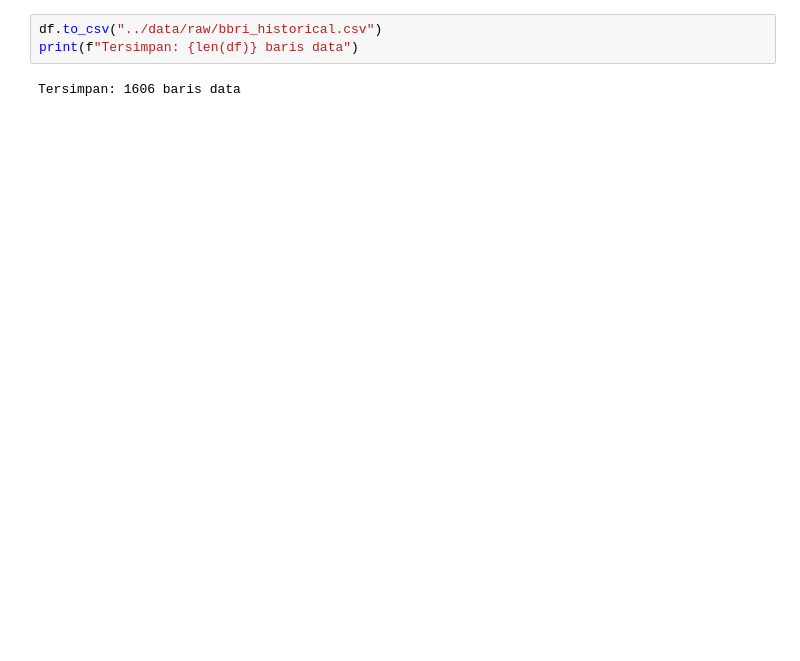
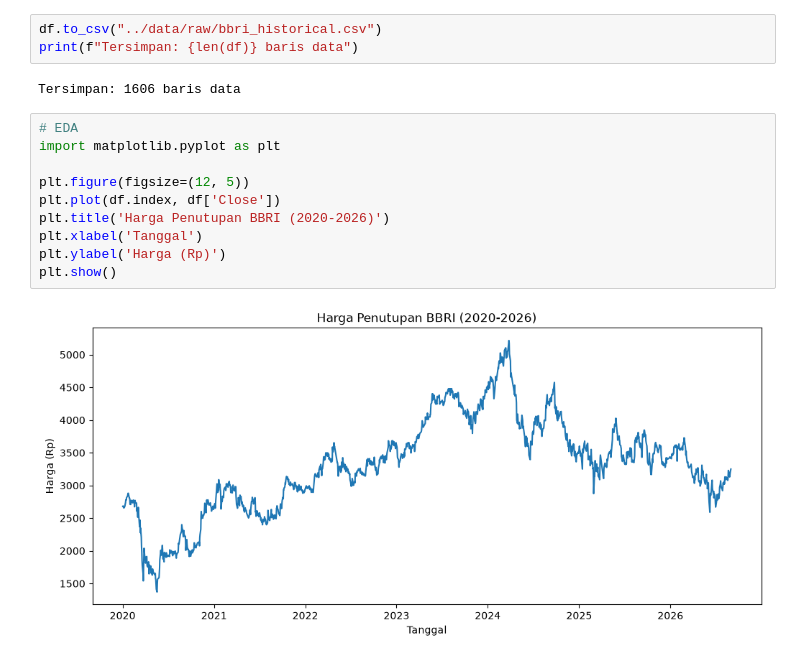
Before and after one commit to Adlisyahputra/bbri-stock-forecast, a Jupyter notebook: notebooks/01_fetch_data.ipynb, the cells around one changed output. Saved outputs shown, nothing was run; the diff lists cells and outputs as text; blank space fills up the shorter version.

```diff
--- a/notebooks/01_fetch_data.ipynb
+++ b/notebooks/01_fetch_data.ipynb
@@ -24,3 +25,15 @@ df.to_csv("../data/raw/bbri_historical.csv")
 print(f"Tersimpan: {len(df)} baris data")
 # %% [output]
 Tersimpan: 1606 baris data
+# %%
+# EDA
+import matplotlib.pyplot as plt
+
+plt.figure(figsize=(12, 5))
+plt.plot(df.index, df['Close'])
+plt.title('Harga Penutupan BBRI (2020-2026)')
+plt.xlabel('Tanggal')
+plt.ylabel('Harga (Rp)')
+plt.show()
+# %% [output]
+[figure, added]
```
Also changed, not shown: parts of 5 cells of this notebook, 1 other file.
